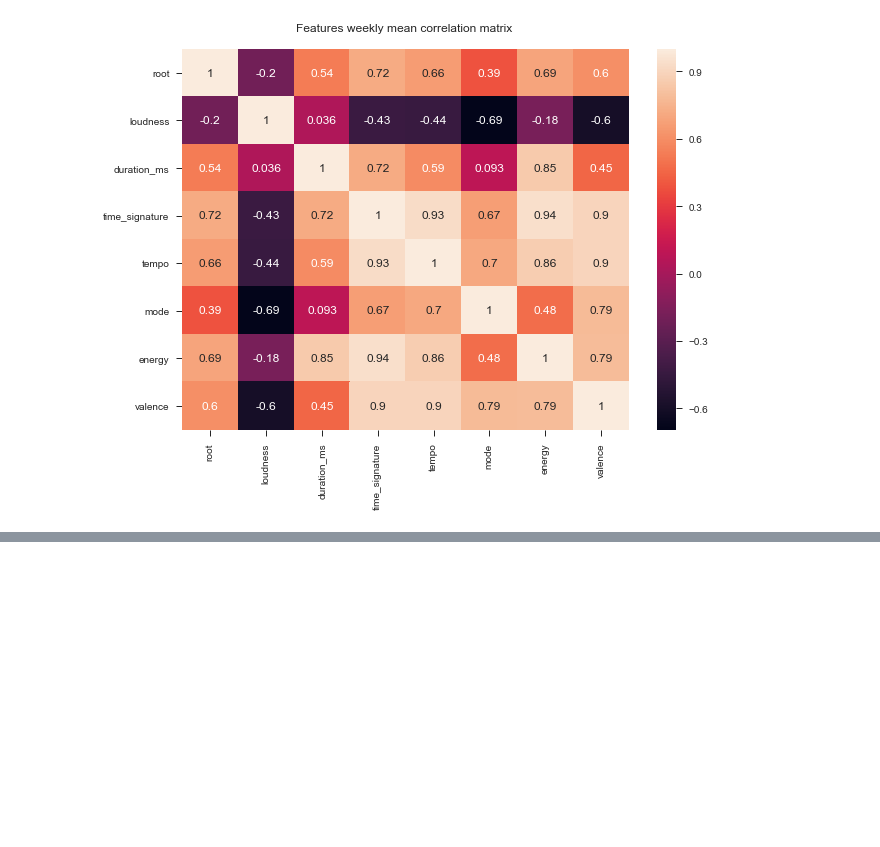
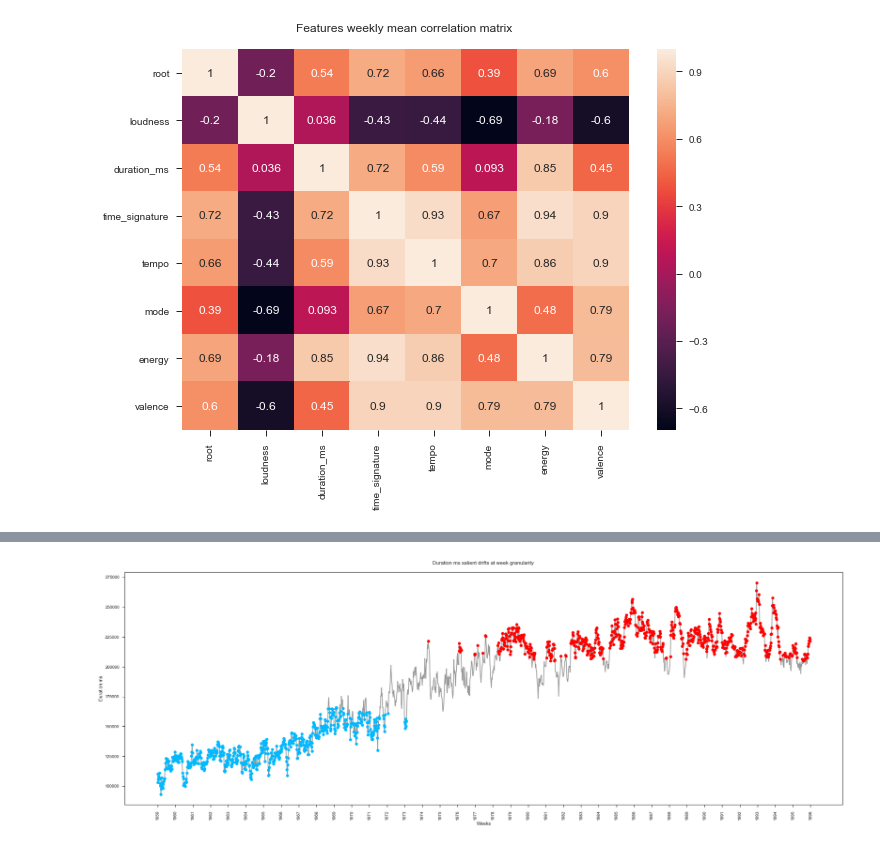
Before and after one commit to VBernasconi/digital_musicology, a Jupyter notebook: Exploratory_analysis.ipynb, the cells around one changed output, grey strips where cells are left out. Cells and saved outputs as stored; diff of their text form; code cells hidden in the pictures; blank space fills up the shorter version.

```diff
--- a/Exploratory_analysis.ipynb
+++ b/Exploratory_analysis.ipynb
@@ -135,0 +202,6 @@ sns.heatmap(df_trend.corr(), annot=True).set_title('Features weekly mean correla
+# %%
+feature = 'duration_ms'
+plt, salient_low_list[feature], salient_high_list[feature] = salient_drift(features, feature, means)
+plt.show;
+# %% [output]
+[figure, added]
```
Also changed, not shown: parts of 20 cells of this notebook.
